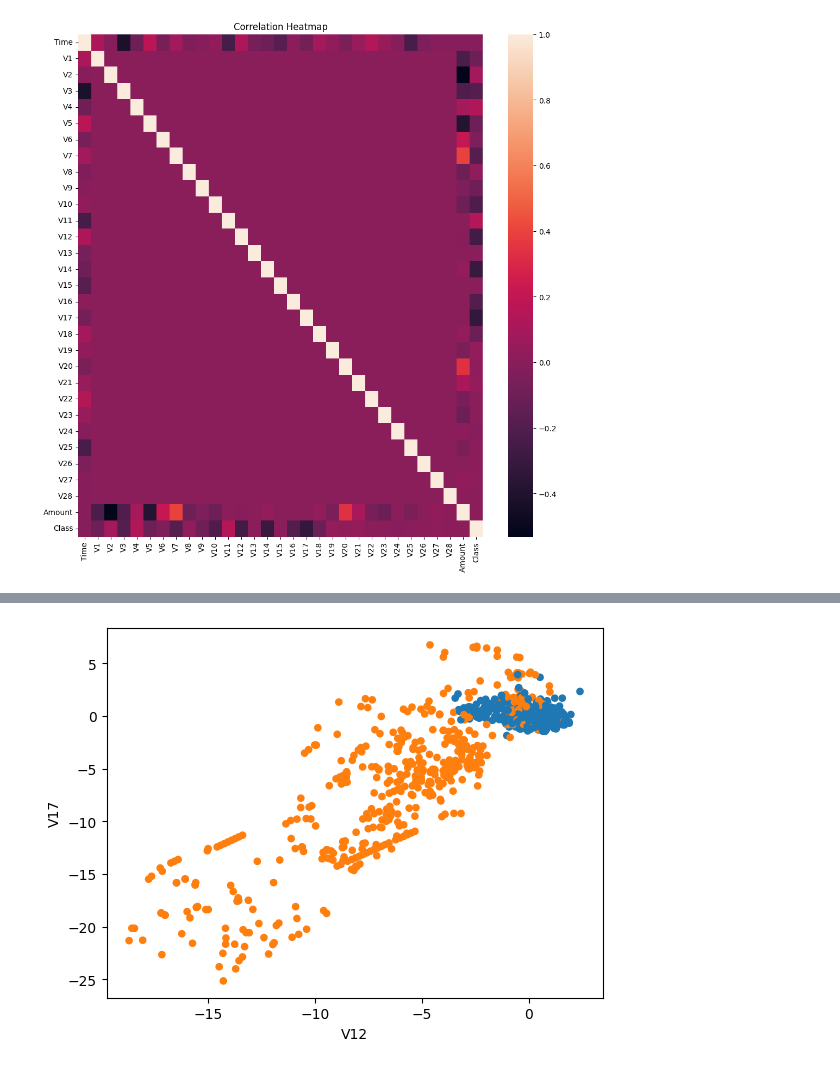
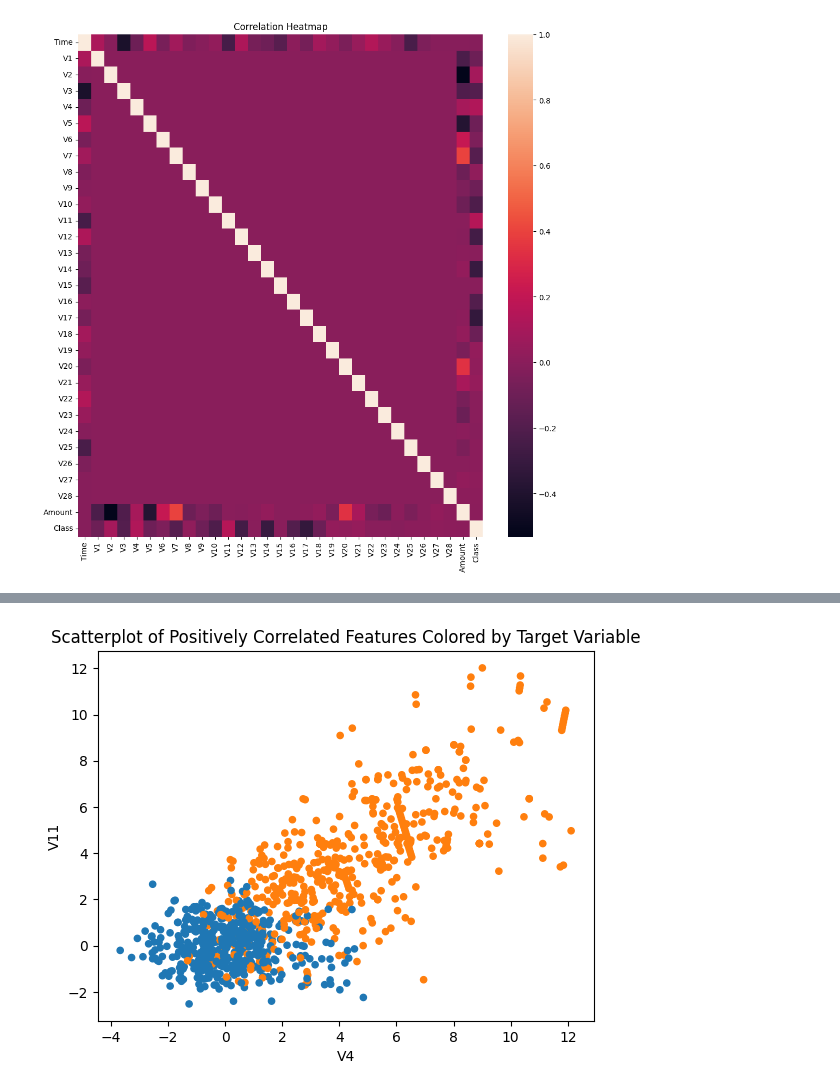
Before and after one commit to calebhadley1/Module-B-semester-2, a Jupyter notebook: Milestone 3 EDA/credit_card_eda.ipynb, the cells around one changed output, grey strips where cells are left out. Drawn from its saved outputs; the diff is of its cells as text; code cells hidden in the pictures.

```diff
--- a/Milestone 3 EDA/credit_card_eda.ipynb
+++ b/Milestone 3 EDA/credit_card_eda.ipynb
@@ -277,7 +284,10 @@ None
 # %%
-_ = df_colored.plot.scatter("V12", "V17", c="color")
+_ = df_colored.plot.scatter("V4", "V11", c="color")
+plt.title("Scatterplot of Positively Correlated Features Colored by Target Variable")
+plt.savefig("credit_card_figs/scatter_v4_v11")
+None
 # %% [output]
-[figure, old version]
+[figure, new version]
 # %%
 _ = df_colored.plot.scatter("V14", "V17", c="color")
 # %% [output]
```
Also changed, not shown: parts of 8 cells of this notebook, 6 other files.
